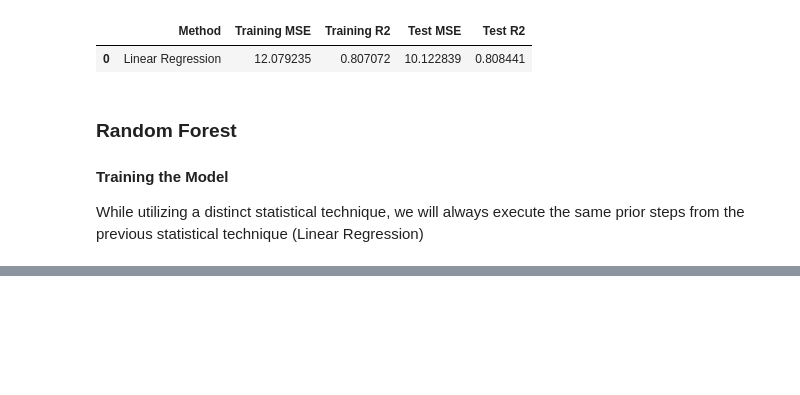
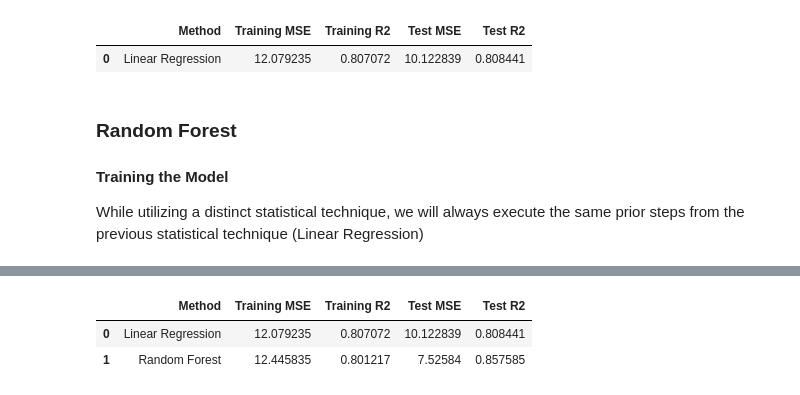
Before and after one commit to Vimtoooo/Machine-Learning-Model-to-predict-MPG-Values, a Jupyter notebook: ML_Project.ipynb, the cells around one changed output, grey strips where cells are left out. Drawn from its saved outputs; the diff is of its cells as text; code cells hidden in the pictures; blank space fills up the shorter version.

Commit message:
Complete Model Performance Evaluation

```diff
--- a/ML_Project.ipynb
+++ b/ML_Project.ipynb
@@ -231,0 +238,4 @@ rf.fit(x_train, y_train)
+# %%
+# Run more predictions...
+y_rf_train_prediction = rf.predict(x_train)
+y_rf_test_prediction = rf.predict(x_test)
@@ -231,0 +281,8 @@ rf.fit(x_train, y_train)
+# %%
+# Training set results
+rf_train_mse = mean_squared_error(y_train, y_rf_train_prediction)
+rf_train_r2 = r2_score(y_train, y_rf_train_prediction)
+
+# Test set results
+rf_test_mse = mean_squared_error(y_test, y_rf_test_prediction)
+rf_test_r2 = r2_score(y_test, y_rf_test_prediction)
@@ -231,0 +291,6 @@ rf.fit(x_train, y_train)
+# %%
+# Extract the results into a DataFrame
+rf_results = pd.DataFrame(['Random Forest', rf_train_mse, rf_train_r2, rf_test_mse, rf_test_r2]).transpose()
+
+# Name each field correctly
+rf_results.columns = ['Method', 'Training MSE', 'Training R2', 'Test MSE', 'Test R2']
@@ -231,0 +306,10 @@ rf.fit(x_train, y_train)
+# %%
+# Merge both dfs into a singular model
+df_models = pd.concat([df_results, rf_results], axis=0)
+
+# Reset and remove the index field name highlighting the record indexes
+df_models.reset_index(drop=True)
+# %% [output]
+|  | Method | Training MSE | Training R2 | Test MSE | Test R2 |
+| 0 | Linear Regression | 12.079235 | 0.807072 | 10.122839 | 0.808441 |
+| 1 | Random Forest | 12.445835 | 0.801217 | 7.52584 | 0.857585 |
```
Also changed, not shown: parts of 10 cells of this notebook, 1 other file.
